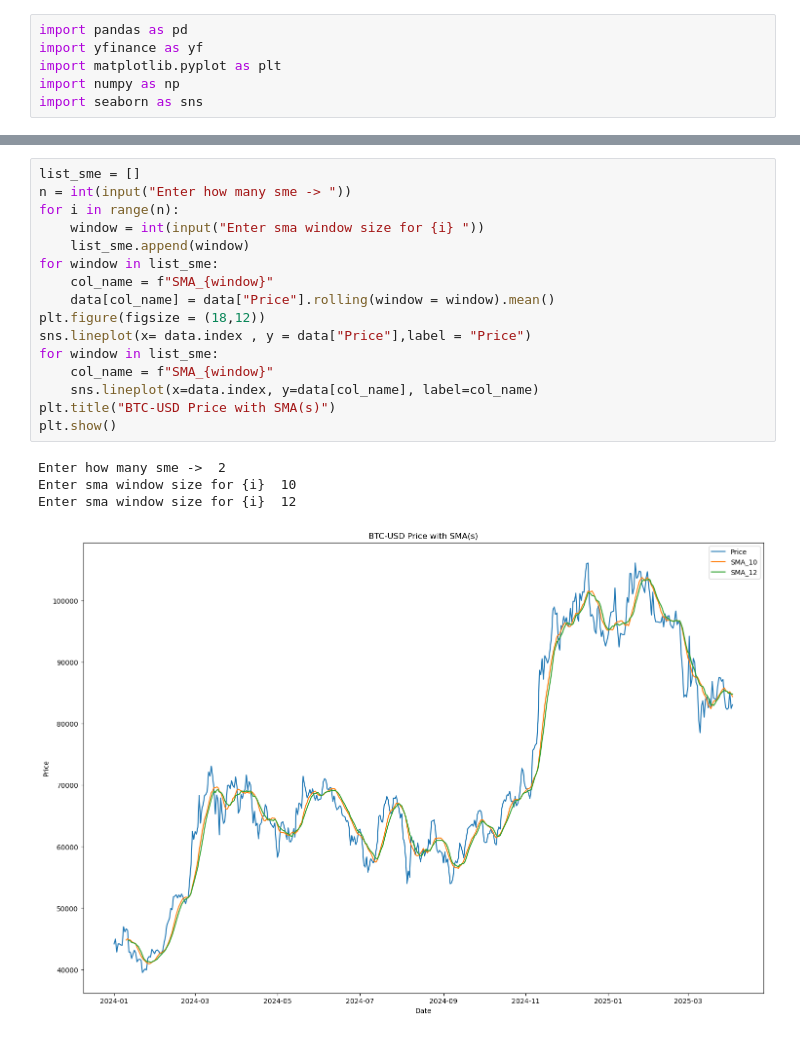
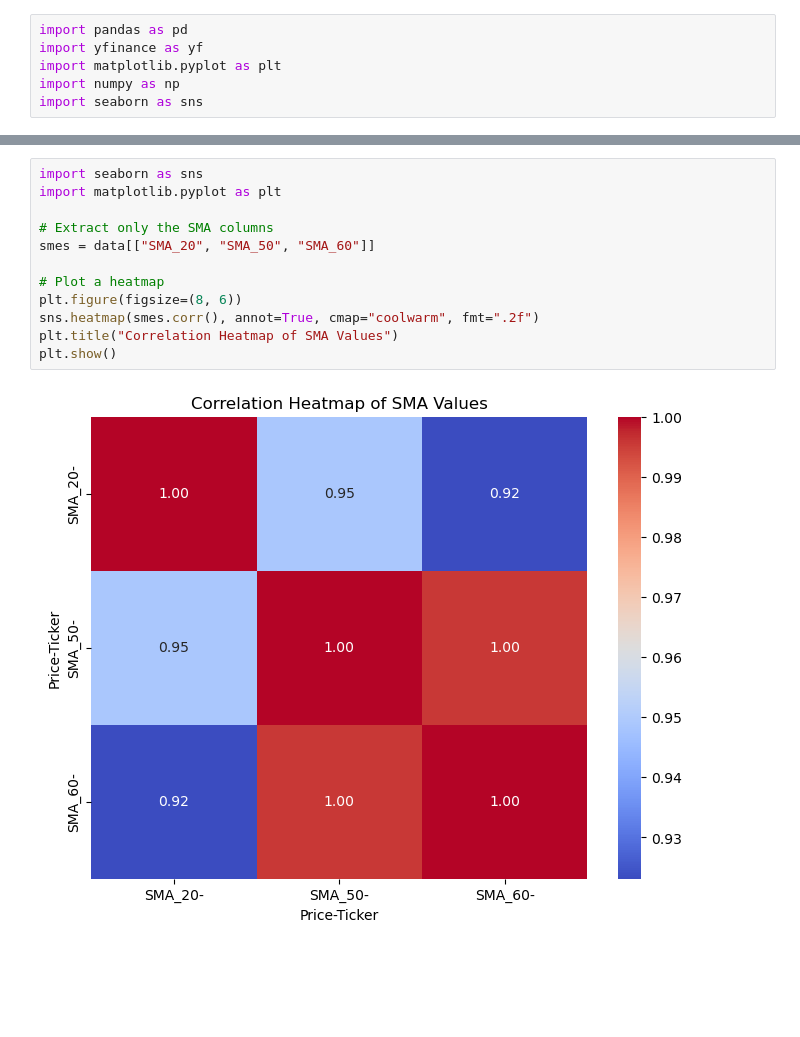
Before and after one commit to robin-74/CrypAlg, a Jupyter notebook: strategy1.ipynb, the cells around one changed output, grey strips where cells are left out. Saved outputs shown, nothing was run; the diff lists cells and outputs as text; blank space fills up the shorter version.

```diff
--- a/strategy1.ipynb
+++ b/strategy1.ipynb
@@ -77,22 +79,15 @@ CryptoData.add_class("BTC-USD", "2024-01-01", "2025-04-04")
 # %%
-list_sme = []
-n = int(input("Enter how many sme -> "))
-for i in range(n):
-    window = int(input("Enter sma window size for {i} "))
-    list_sme.append(window)
-for window in list_sme:
-    col_name = f"SMA_{window}"
-    data[col_name] = data["Price"].rolling(window = window).mean()
-plt.figure(figsize = (18,12))
-sns.lineplot(x= data.index , y = data["Price"],label = "Price")
-for window in list_sme:
-    col_name = f"SMA_{window}"
-    sns.lineplot(x=data.index, y=data[col_name], label=col_name)
-plt.title("BTC-USD Price with SMA(s)")
+import seaborn as sns
+import matplotlib.pyplot as plt
+
+# Extract only the SMA columns
+smes = data[["SMA_20", "SMA_50", "SMA_60"]]
+
+# Plot a heatmap
+plt.figure(figsize=(8, 6))
+sns.heatmap(smes.corr(), annot=True, cmap="coolwarm", fmt=".2f")
+plt.title("Correlation Heatmap of SMA Values")
 plt.show()
 # %% [output]
-Enter how many sme ->  2
-Enter sma window size for {i}  10
-Enter sma window size for {i}  12
-[figure, old version]
+[figure, new version]
 # %%
```
Also changed, not shown: parts of 5 cells of this notebook.
